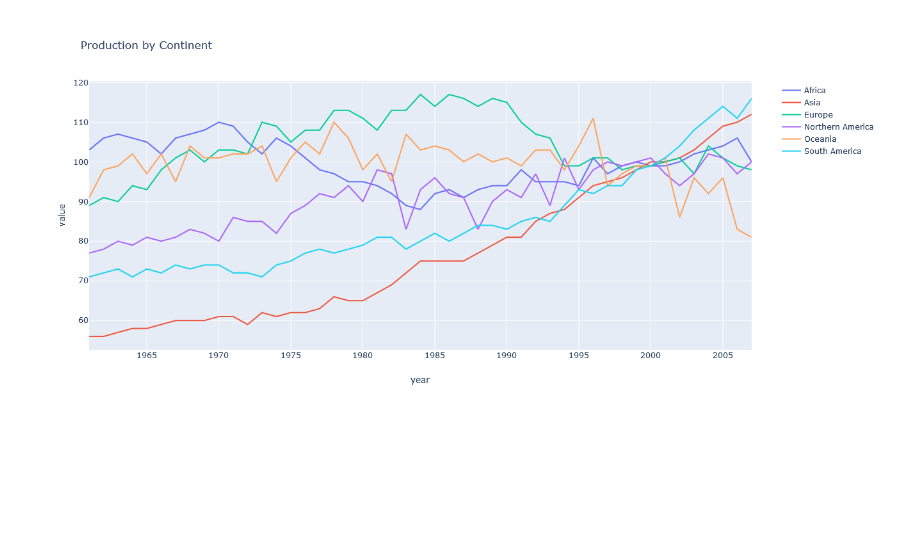
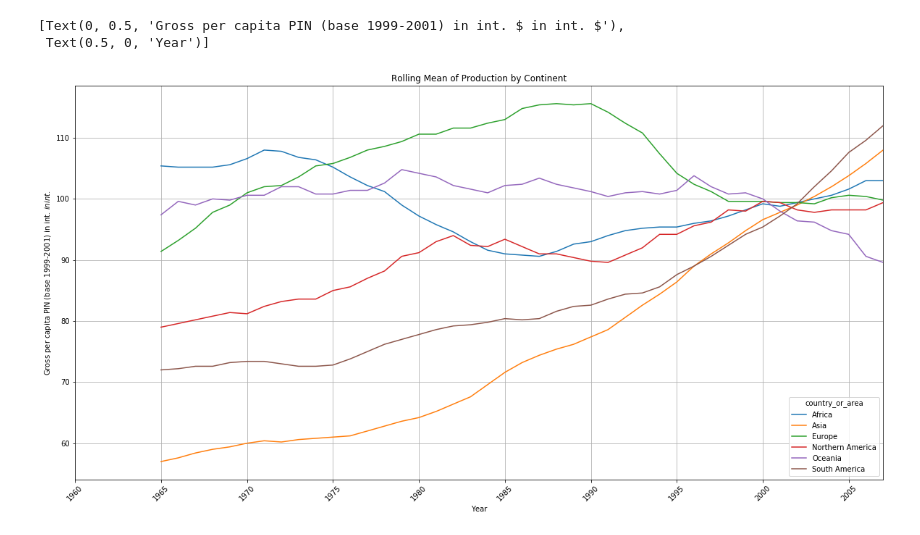
Before and after one commit to Taslack/Thinkful, a Jupyter notebook: Module 6/Checkpoint 11/Capstone.ipynb, the cells around one changed output. Drawn from its saved outputs; the diff is of its cells as text; code cells hidden in the pictures; blank space fills up the shorter version.

```diff
--- a/Module 6/Checkpoint 11/Capstone.ipynb
+++ b/Module 6/Checkpoint 11/Capstone.ipynb
@@ -24,12 +25,26 @@ df = df.sort_values(by=['country_or_area', 'year'])
 # Removing the space and plus from the continent regions that are present in the dataset
 df['country_or_area'] = df['country_or_area'].str.rstrip(' +')
 
-# Setting a variable for continents, data contains different regions along with the continents
+# Setting a variables for continents, data contains different regions along with the continents and the plot name to input into the plot function
 continents = {'Northern America', 'South America', 'Africa', 'Europe', 'Asia', 'Oceania'}
+production = 'Rolling Mean of Production by Continent'
 
-# Selecting data based on the continents and the agriculture PIN category
-continent_category = df[df['element_code'].isin(['434']) & df['country_or_area'].isin(continents) & df['category'].isin(['agriculture_pin'])]
+# Creating a function for repeated plot generating
+def extract_data(value_names):
+    # Selecting data based on the continents and the agriculture PIN category
+    data = df[df['element_code'].isin(['434']) & df['country_or_area'].isin(value_names) & df['category'].isin(['agriculture_pin'])]
+    return data
 
-fig = px.line(continent_category, x='year', y='value', color='country_or_area', hover_name='country_or_area', hover_data=['year', 'value'], title='Production by Continent').for_each_trace(lambda t: t.update(name=t.name.replace("country_or_area=","")))
-fig.show()
+def make_plot(data, plot_name):
+    # Putting the data into a figure, and cleaning up the legend
+    return px.line(data, x='year', y='value', color='country_or_area', hover_name='country_or_area', hover_data=['year', 'value'], title=plot_name).for_each_trace(lambda t: t.update(name=t.name.replace('country_or_area=','')))
+
+# Extracting data to just for the continents
+world = extract_data(continents)
+
+# Pivoting data for format of only relevent information
+world_pivot = world.pivot(index='year', columns='country_or_area', values='value')
+
+# Ploting out a rolling mean over 5 years to see any trends
+world_pivot.rolling(5).mean().plot(xticks=np.arange(min(world_pivot.index)-1, max(world_pivot.index), 5.0), rot=45, figsize=(20,10), title=production, grid=True).set(xlabel='Year', ylabel='Gross per capita PIN (base 1999-2001) in int. $ in int. $')
 # %% [output]
@@ -37 +51,3 @@ fig.show()
+[Text(0, 0.5, 'Gross per capita PIN (base 1999-2001) in int. $ in int. $'),
+ Text(0.5, 0, 'Year')]
-[figure, old version]
+[figure, new version]
```
Also changed, not shown: parts of 23 cells of this notebook, 3 other files.
